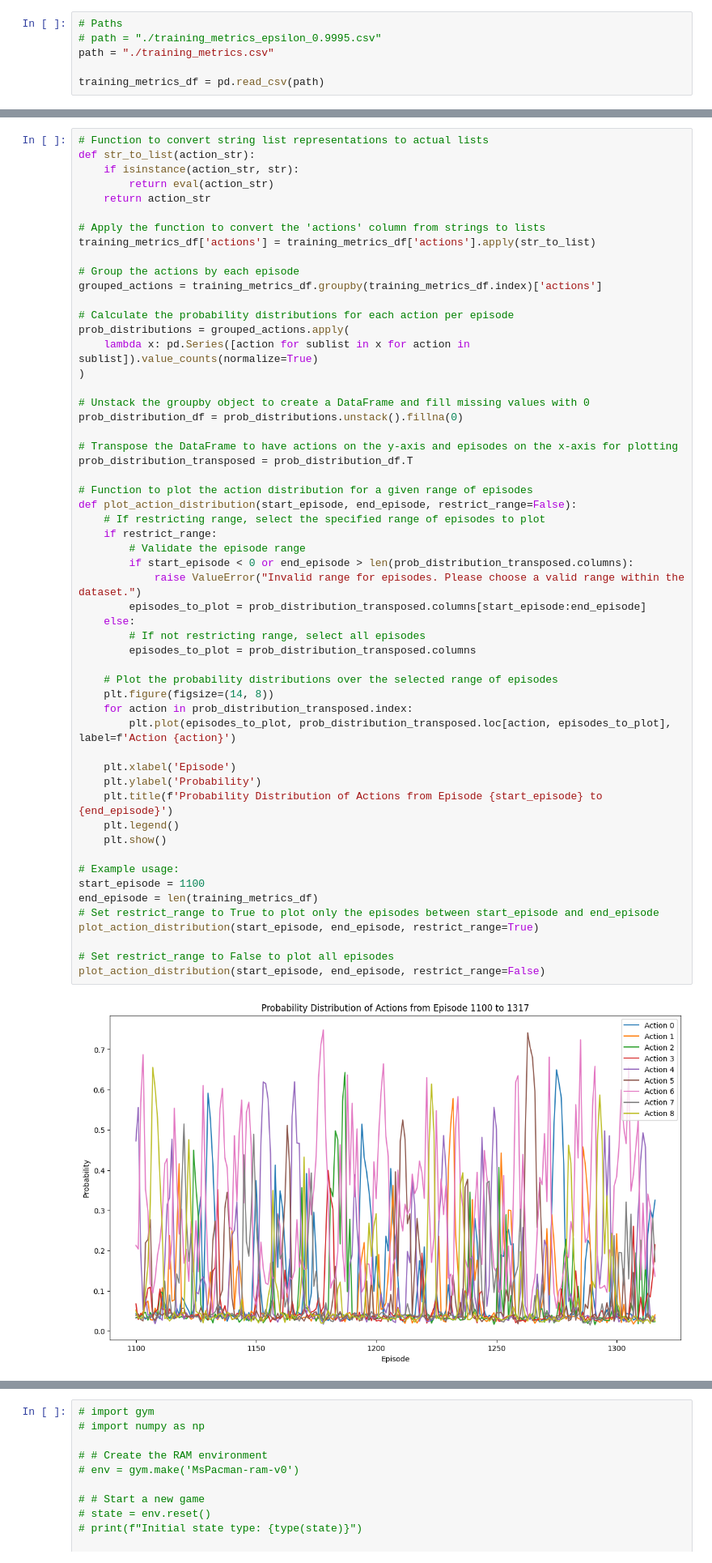
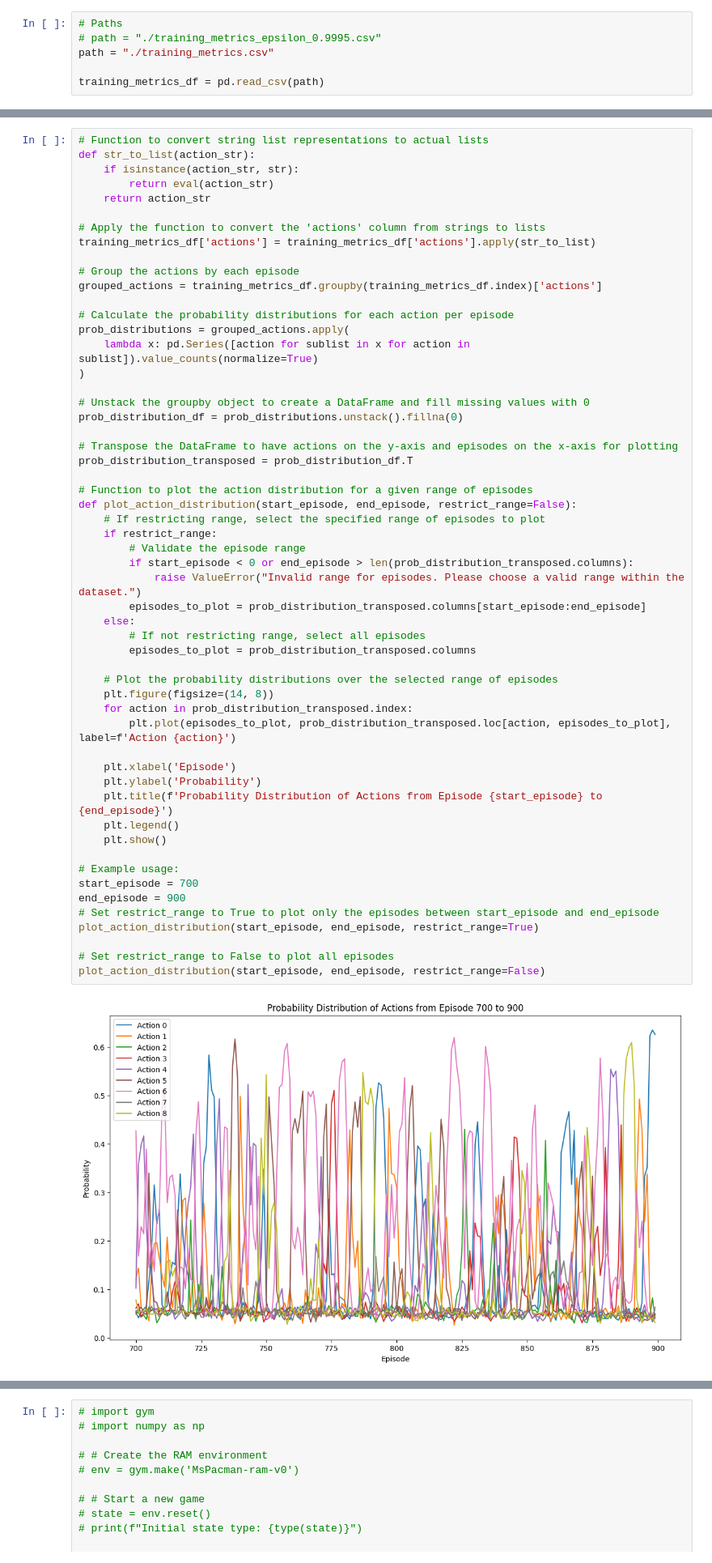
Before and after one commit to samswain2/MSIA-FQ2, a Jupyter notebook: 490_msia/02_hw/display_metrics.ipynb, the cells around one changed output, grey strips where cells are left out. Shown at 81% size. Saved outputs shown, nothing was run; the diff lists cells and outputs as text.

```diff
--- a/490_msia/02_hw/display_metrics.ipynb
+++ b/490_msia/02_hw/display_metrics.ipynb
@@ -74,33 +74,33 @@ prob_distribution_transposed = prob_distribution_df.T
 # Function to plot the action distribution for a given range of episodes
 def plot_action_distribution(start_episode, end_episode, restrict_range=False):
     # If restricting range, select the specified range of episodes to plot
     if restrict_range:
         # Validate the episode range
         if start_episode < 0 or end_episode > len(prob_distribution_transposed.columns):
             raise ValueError("Invalid range for episodes. Please choose a valid range within the dataset.")
         episodes_to_plot = prob_distribution_transposed.columns[start_episode:end_episode]
     else:
         # If not restricting range, select all episodes
         episodes_to_plot = prob_distribution_transposed.columns
 
     # Plot the probability distributions over the selected range of episodes
     plt.figure(figsize=(14, 8))
     for action in prob_distribution_transposed.index:
         plt.plot(episodes_to_plot, prob_distribution_transposed.loc[action, episodes_to_plot], label=f'Action {action}')
 
     plt.xlabel('Episode')
     plt.ylabel('Probability')
     plt.title(f'Probability Distribution of Actions from Episode {start_episode} to {end_episode}')
     plt.legend()
     plt.show()
 
 # Example usage:
-start_episode = 1100
-end_episode = len(training_metrics_df)
+start_episode = 700
+end_episode = 900
 # Set restrict_range to True to plot only the episodes between start_episode and end_episode
 plot_action_distribution(start_episode, end_episode, restrict_range=True)
 
 # Set restrict_range to False to plot all episodes
 plot_action_distribution(start_episode, end_episode, restrict_range=False)
 # %% [output]
-[figure, old version]
+[figure, new version]
```
Also changed, not shown: parts of 2 cells of this notebook, 4 other files.
